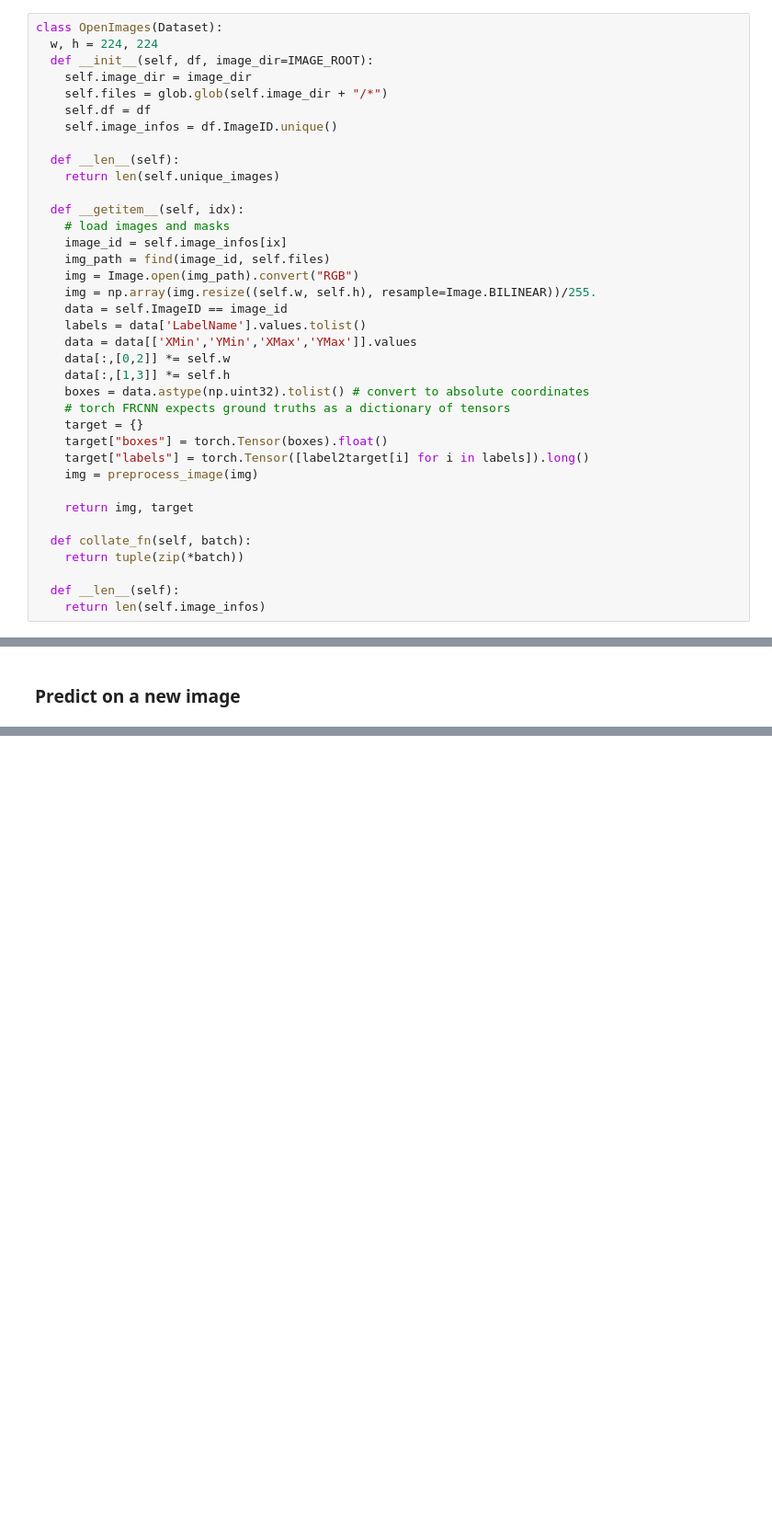
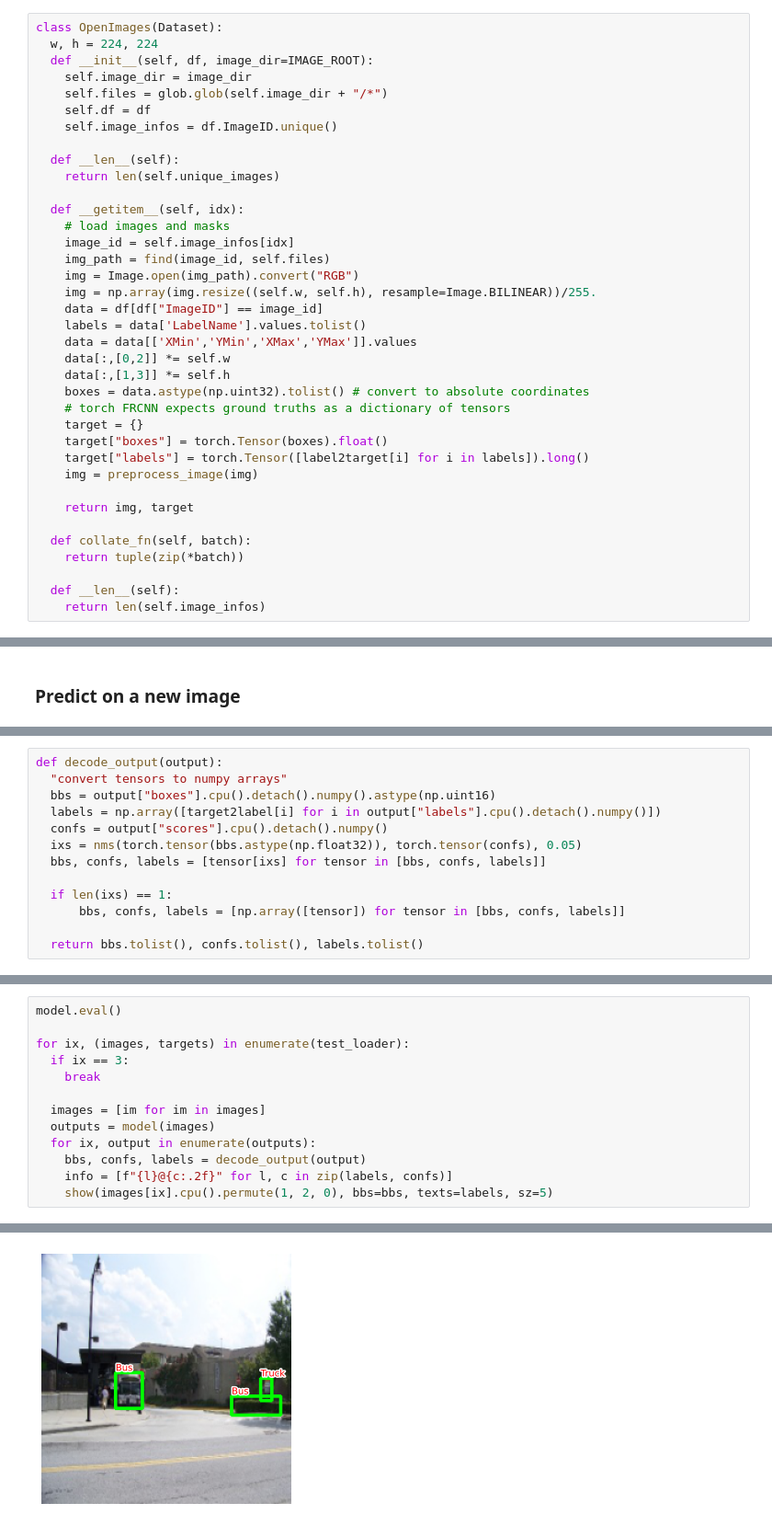
Before and after one commit to rahiakela/modern-computer-vision-with-pytorch, a Jupyter notebook: 8-advanced-object-detection/1_training_faster_r_cnn_based_custom_object_detectors.ipynb, the cells around one changed output, grey strips where cells are left out. Shown at 92% size. Saved outputs shown, nothing was run; the diff lists cells and outputs as text; blank space fills up the shorter version.

```diff
--- a/8-advanced-object-detection/1_training_faster_r_cnn_based_custom_object_detectors.ipynb
+++ b/8-advanced-object-detection/1_training_faster_r_cnn_based_custom_object_detectors.ipynb
@@ -246,11 +246,11 @@ class OpenImages(Dataset):
 
   def __getitem__(self, idx):
     # load images and masks
-    image_id = self.image_infos[ix]
+    image_id = self.image_infos[idx]
     img_path = find(image_id, self.files)
     img = Image.open(img_path).convert("RGB")
     img = np.array(img.resize((self.w, self.h), resample=Image.BILINEAR))/255.
-    data = self.ImageID == image_id
+    data = df[df["ImageID"] == image_id]
     labels = data['LabelName'].values.tolist()
     data = data[['XMin','YMin','XMax','YMax']].values
     data[:,[0,2]] *= self.w
@@ -459,0 +394,13 @@ So we need a single model to make predictions, so that inference is quick in a r
+# %%
+def decode_output(output):
+  "convert tensors to numpy arrays"
+  bbs = output["boxes"].cpu().detach().numpy().astype(np.uint16)
+  labels = np.array([target2label[i] for i in output["labels"].cpu().detach().numpy()])
+  confs = output["scores"].cpu().detach().numpy()
+  ixs = nms(torch.tensor(bbs.astype(np.float32)), torch.tensor(confs), 0.05)
+  bbs, confs, labels = [tensor[ixs] for tensor in [bbs, confs, labels]]
+
+  if len(ixs) == 1:
+      bbs, confs, labels = [np.array([tensor]) for tensor in [bbs, confs, labels]]
+
+  return bbs.tolist(), confs.tolist(), labels.tolist()
@@ -459,0 +409,14 @@ So we need a single model to make predictions, so that inference is quick in a r
+# %%
+model.eval()
+
+for ix, (images, targets) in enumerate(test_loader):
+  if ix == 3:
+    break
+
+  images = [im for im in images]
+  outputs = model(images)
+  for ix, output in enumerate(outputs):
+    bbs, confs, labels = decode_output(output)
+    info = [f"{l}@{c:.2f}" for l, c in zip(labels, confs)]
+    show(images[ix].cpu().permute(1, 2, 0), bbs=bbs, texts=labels, sz=5)
+# %% [output]
@@ -459,0 +424 @@ So we need a single model to make predictions, so that inference is quick in a r
+[figure, added]
```
Also changed, not shown: parts of 15 cells of this notebook.
